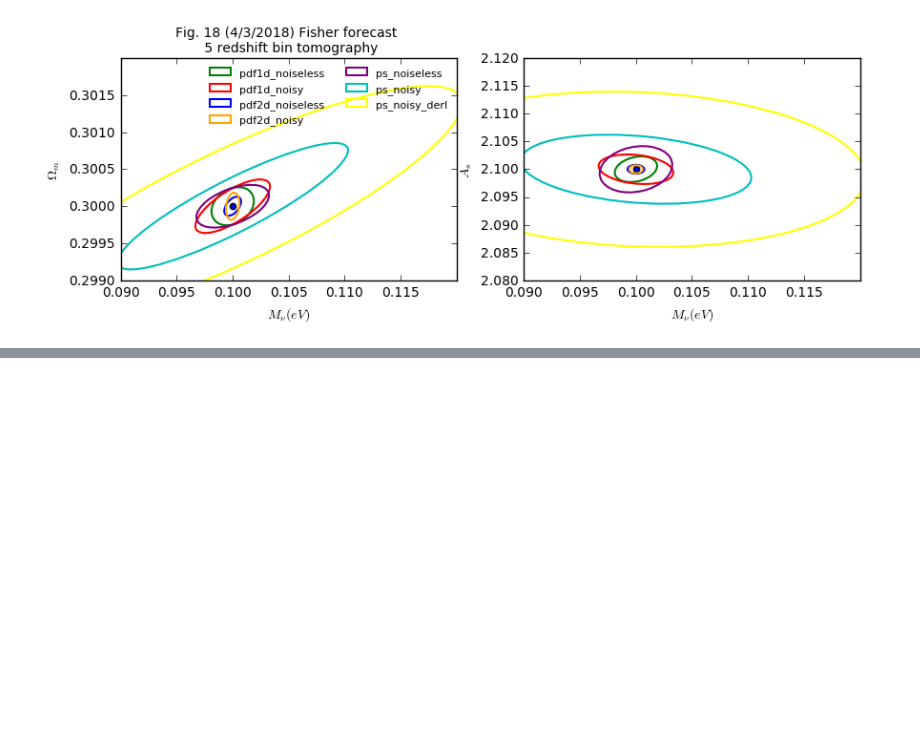
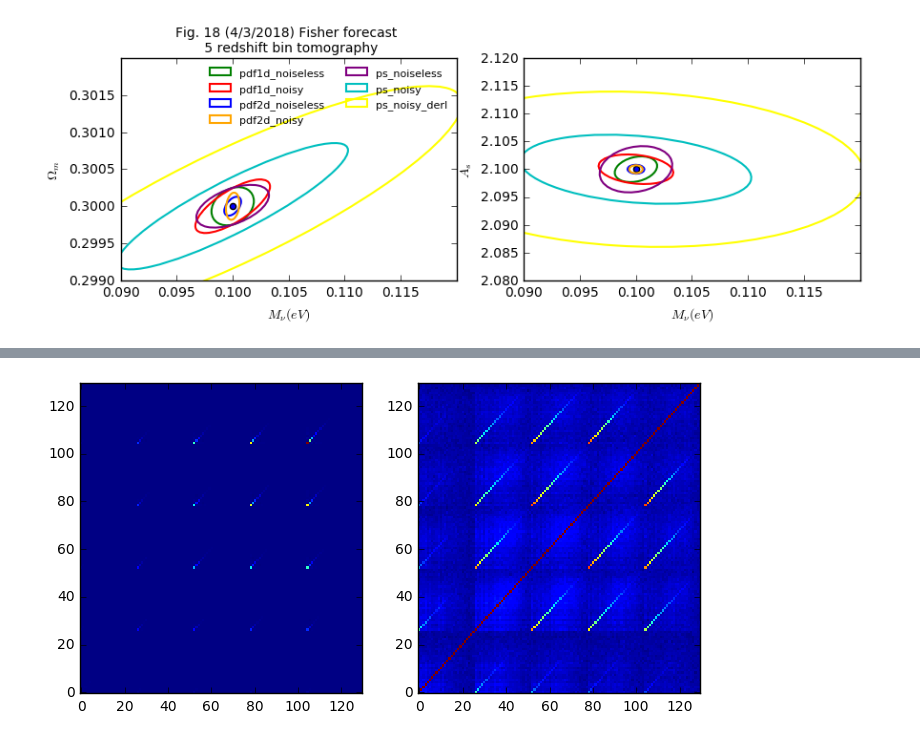
Before and after one commit to liuxx479/PDFs, a Jupyter notebook: PDFs.ipynb, the cells around one changed output, grey strips where cells are left out. Saved outputs shown, nothing was run; the diff lists cells and outputs as text; code cells hidden in the pictures; blank space fills up the shorter version.

```diff
--- a/PDFs.ipynb
+++ b/PDFs.ipynb
@@ -698,0 +711,17 @@ array([  1.06670108e-09,   4.46035430e-10,   2.98313250e-10,
+# %%
+PSInterpJI = WLanalysis.buildInterpolator(ps_arrI, params[1:,:-1])
+PSInterpJN = WLanalysis.buildInterpolator(ps_arrN, params[1:,:-1])
+
+derPSJI = array([(PSInterpJI(params_der[i][1]) - PSInterpJI(params_der[i][0]))/(fidu_params[i]*ir)
+        for i in range(3)])
+derPSJN = array([(PSInterpJN(params_der[i][1]) - PSInterpJN(params_der[i][0]))/(fidu_params[i]*ir)
+        for i in range(3)])
+
+covPSJN = cov(ps_fidu, rowvar=0)
+# %%
+f, (ax1, ax2) = subplots(1,2,figsize=(8,4))
+ax1.imshow(covPSJN, origin='lower',aspect='auto',interpolation='nearest')
+ax2.imshow(WLanalysis.corr_mat(covPSJN), origin='lower',aspect='auto',interpolation='nearest')
+show()
+# %% [output]
+[figure, added]
```
Also changed, not shown: parts of 8 cells of this notebook.
